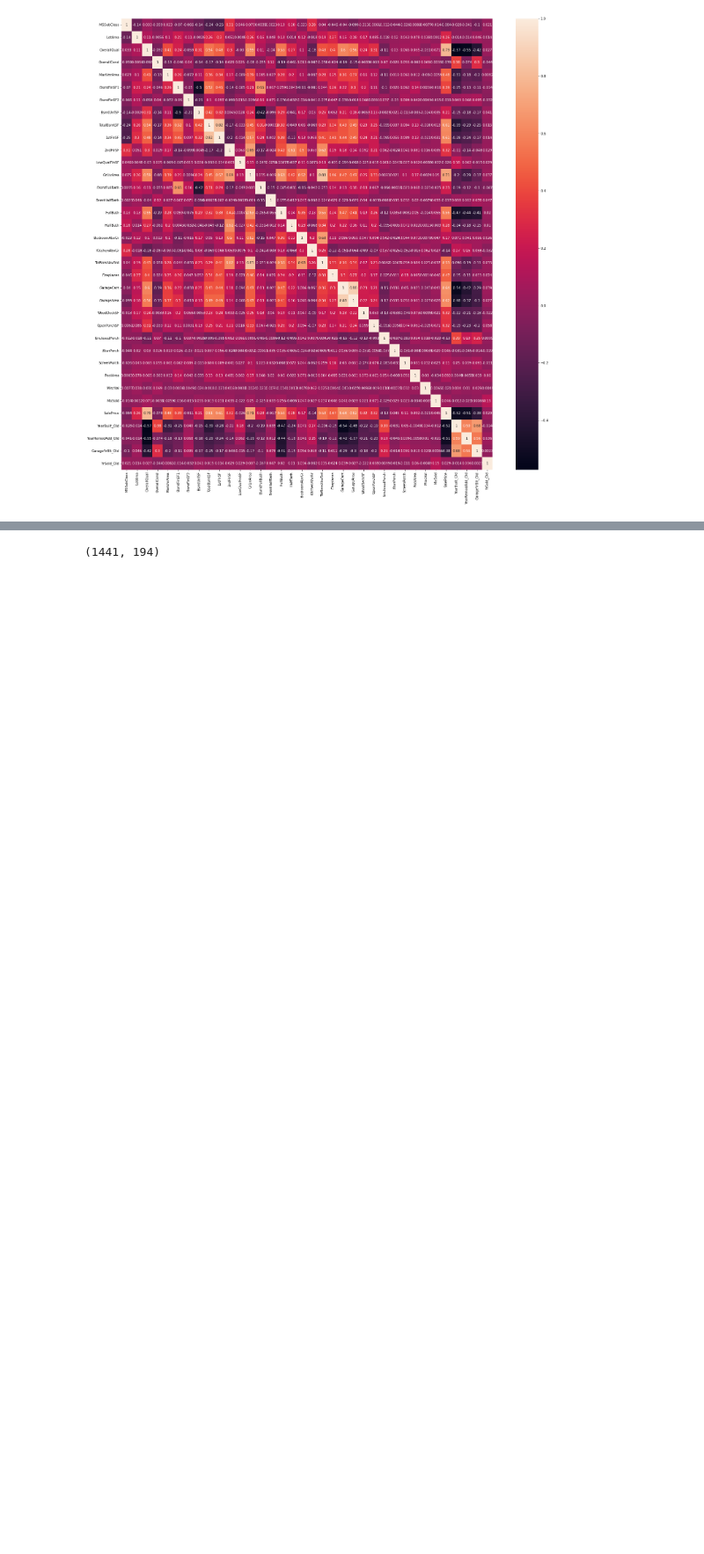
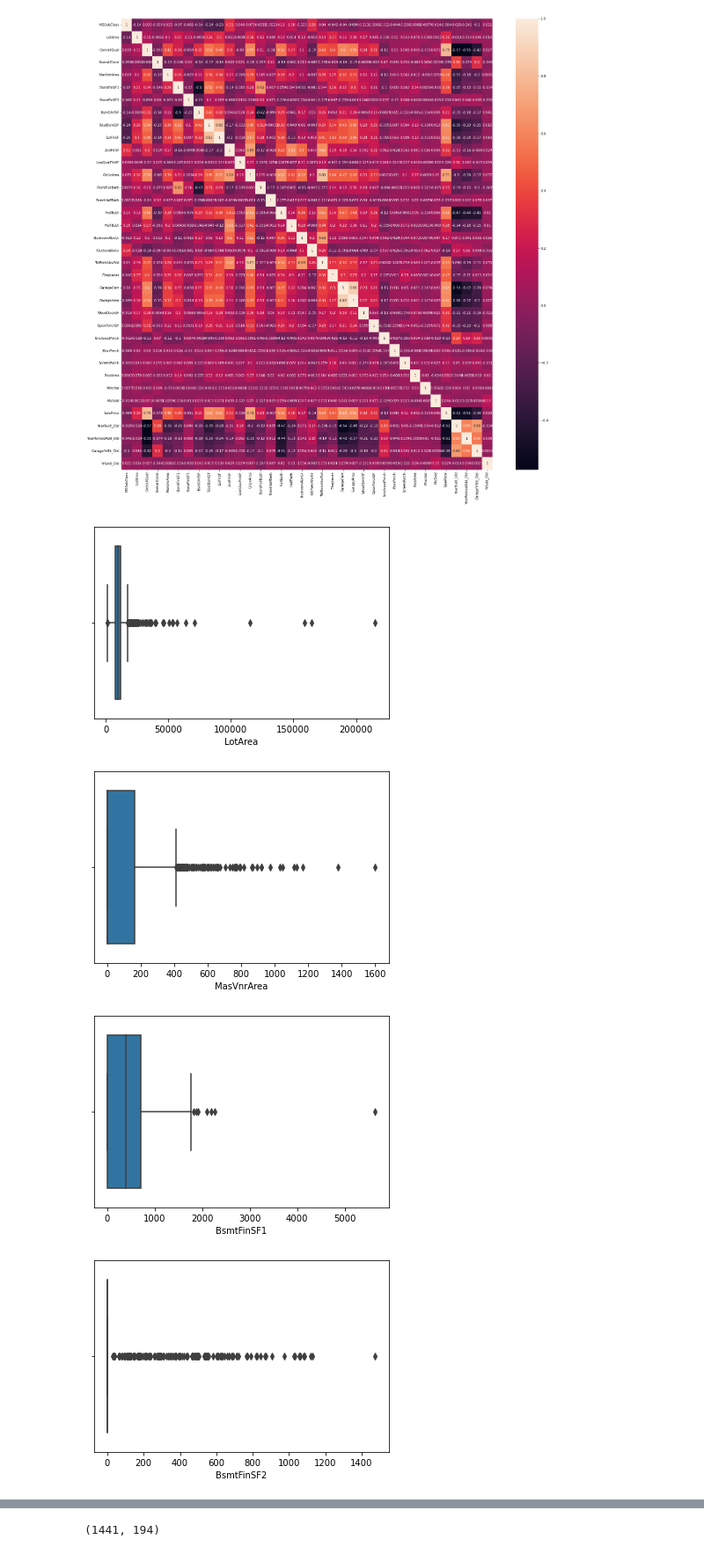
Before and after one commit to spkandasami/SurpriseHousingCaseStudy, a Jupyter notebook: Advanced_Regression_Housing_Assignment.ipynb, the cells around one changed output, grey strips where cells are left out. Shown at 88% size. Drawn from its saved outputs; the diff is of its cells as text; code cells hidden in the pictures; blank space fills up the shorter version.

```diff
--- a/Advanced_Regression_Housing_Assignment.ipynb
+++ b/Advanced_Regression_Housing_Assignment.ipynb
@@ -223,4 +223,14 @@ plt.show()
 # %%
 #Visualisation of columns having outliers
 columns = ['LotArea','MasVnrArea','BsmtFinSF1','BsmtFinSF2','TotalBsmtSF','1stFlrSF','GrLivArea','OpenPorchSF',
            'EnclosedPorch','3SsnPorch', 'ScreenPorch' ,'PoolArea','MiscVal','SalePrice']
+
+for column in columns:
+    sns.boxplot(df[column])
+    plt.xlabel(column)
+    plt.show()
+# %% [output]
+[figure, added]
+[figure, added]
+[figure, added]
+[figure, added]
```
Also changed, not shown: parts of 2 cells of this notebook.
